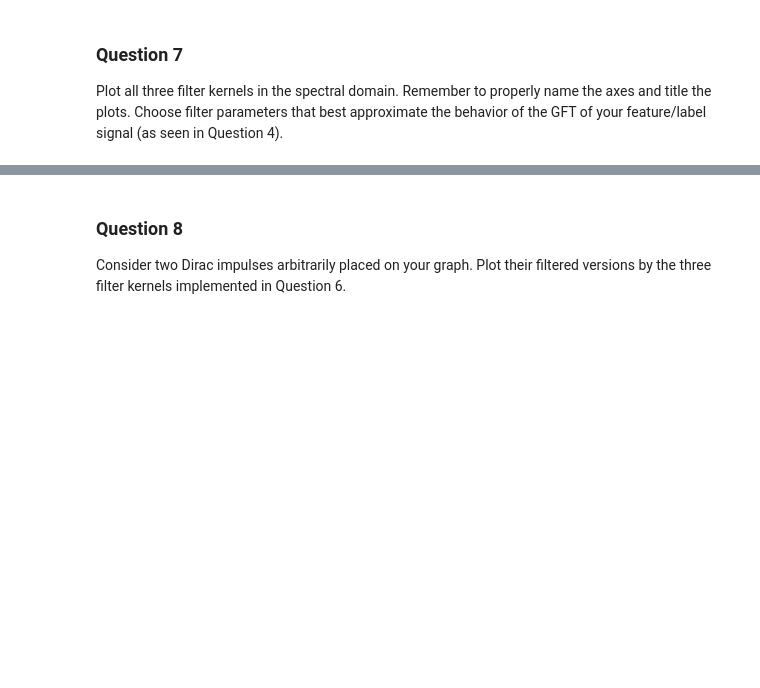
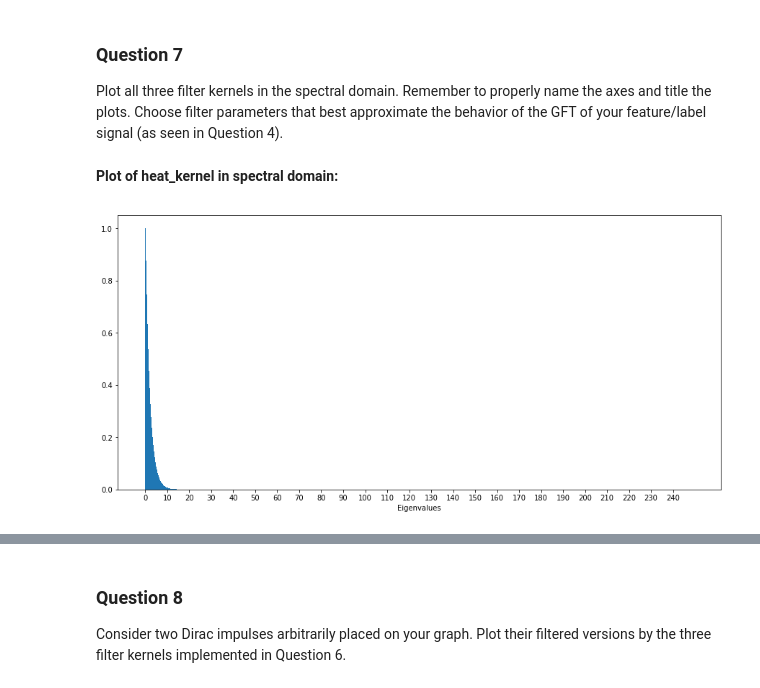
Before and after one commit to AmauV/NTDS, a Jupyter notebook: 4_graph_signal_processing.ipynb, the cells around one changed output, grey strips where cells are left out. Cells and saved outputs as stored; diff of their text form; code cells hidden in the pictures; blank space fills up the shorter version.

```diff
--- a/4_graph_signal_processing.ipynb
+++ b/4_graph_signal_processing.ipynb
@@ -278,34 +294,33 @@ Implement the following three filter kernels and the graph filtering operation.
       One can then defer the keyword-value assignment to the `kernel` call: `foo = kernel(bar, **kwargs)`.
 # %%
 def heat_kernel(e, t):
-    return np.exp(-eigenvalues*t)
+    return np.exp(-e*t)
 
 def inverse_kernel(e, t):
-    return # Your code here.
+    n_nodes = len(eigenvalues)
+    return 1/(1+t*eigenvalues)
 
 def rectangle_kernel(e, l_min, l_max):
     out = np.zeros(len(e))
     for l in range(len(e)):
         if (l_min<=e[l]) and (l_max>=e[l]):
             out[l] = 1
-    return # Your code here.
+    return out
+
 
 def graph_filter(x, kernel, **kwargs):
-    gft = GFT(x)
-    if len(kwargs.items())==1:
-        key,value=kwargs.items()
-        filt = heat_kernel(gft,kernel,value)
-        return iGFT(filt)
-    elif len(kwargs.items())==2:
-        values=np.zeros(2)
-        i=0
-        for key, value in kwargs.items():
-            values[i]=value
-            i+=1
-        filt=rectangle_kernel(kernel,values[0],values[1])
-        return iGFT(filt)
-    else:
-        return iGFT(gft)
+    gft_x = GFT(x)
+
+    if kernel == "heat_kernel":
+        filt = heat_kernel(eigenvalues, **kwargs)
+
+    if kernel == "inverse_kernel":
+        filt = inverse_kernel(x, **kwargs)
+
+    if kernel == "rectangle_kernel":
+        filt = rectangle_kernel(eigenvalues, **kwargs)
+
+    return iGFT(np.multiply(filt, gft_x))
 # %% [markdown]
 ### Question 7
 
@@ -314,0 +328,10 @@ Plot all three filter kernels in the spectral domain. Remember to properly name
+# %% [markdown]
+**Plot of heat_kernel in spectral domain:**
+# %%
+plt.figure(figsize=(15, 7))
+y_heat = heat_kernel(eigenvalues, 0.5)
+plt.bar(eigenvalues, y_heat, width=0.2)
+plt.xticks(np.arange(0, 250, 10))
+plt.xlabel("Eigenvalues");
+# %% [output]
+[figure, added]
```
Also changed, not shown: parts of 39 cells of this notebook.
